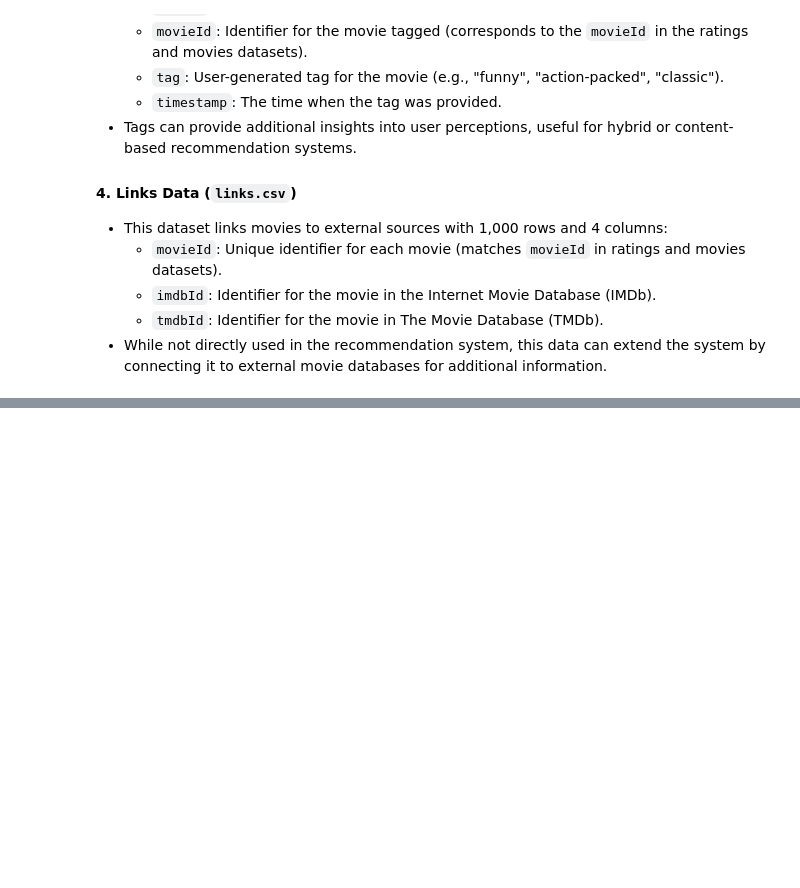
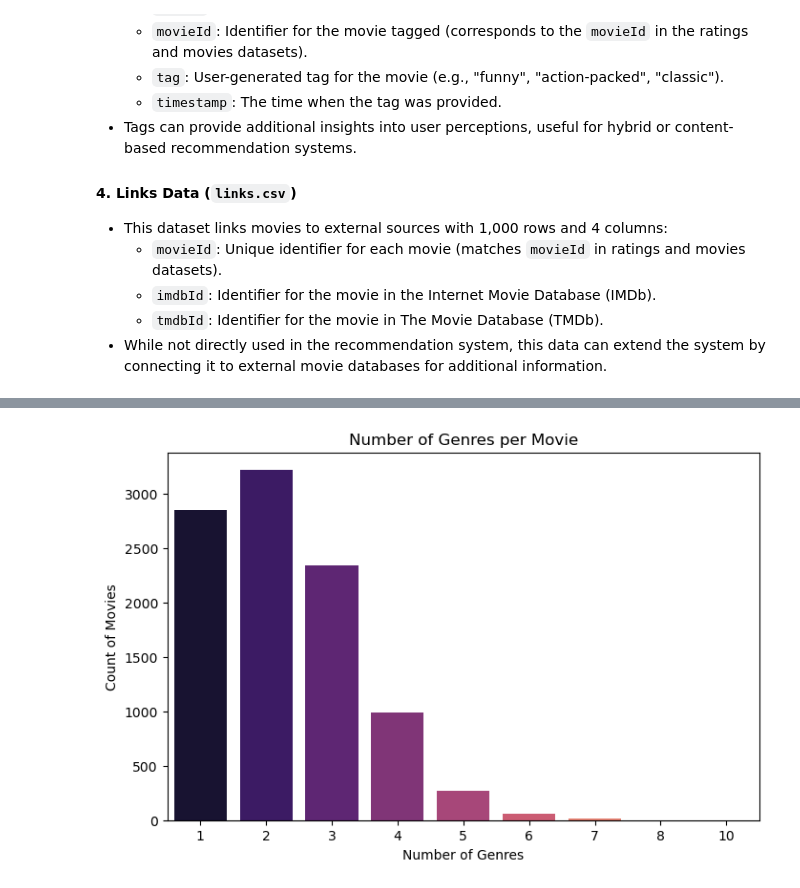
Before and after one commit to FaithMUTIS/Phase-4-group-2-project, a Jupyter notebook: Notebook.ipynb, the cells around one changed output, grey strips where cells are left out. Saved outputs shown, nothing was run; the diff lists cells and outputs as text; code cells hidden in the pictures; blank space fills up the shorter version.

```diff
--- a/Notebook.ipynb
+++ b/Notebook.ipynb
@@ -64,0 +262,12 @@ The MovieLens dataset is consists of four separate files:
+# %%
+# Distribution of Movies by Genres
+
+movies['genre_count'] = movies['genres'].apply(lambda x: len(x.split('|')))
+plt.figure(figsize=(8, 5))
+sns.countplot(x='genre_count', data=movies, palette='magma')
+plt.title('Number of Genres per Movie')
+plt.xlabel('Number of Genres')
+plt.ylabel('Count of Movies')
+plt.show()
+# %% [output]
+[figure, added]
```
Also changed, not shown: parts of 13 cells of this notebook.
